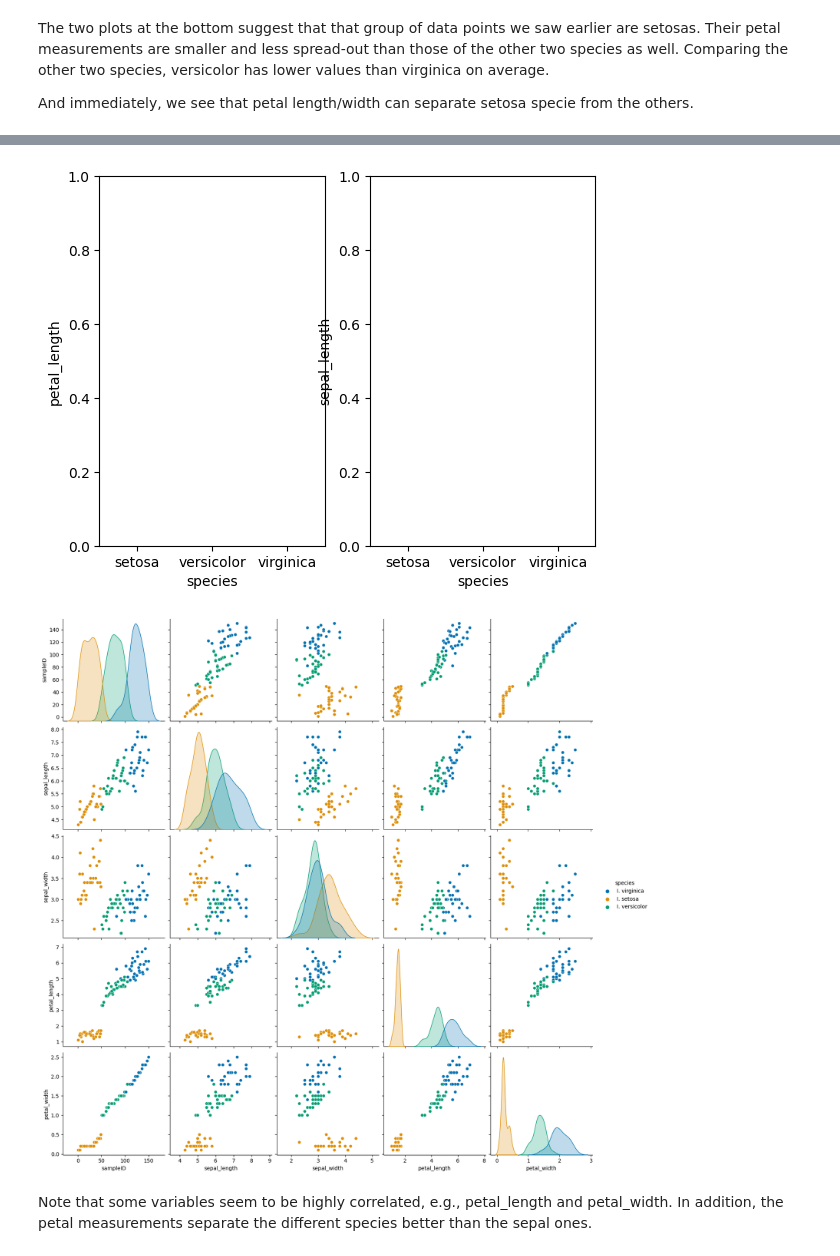
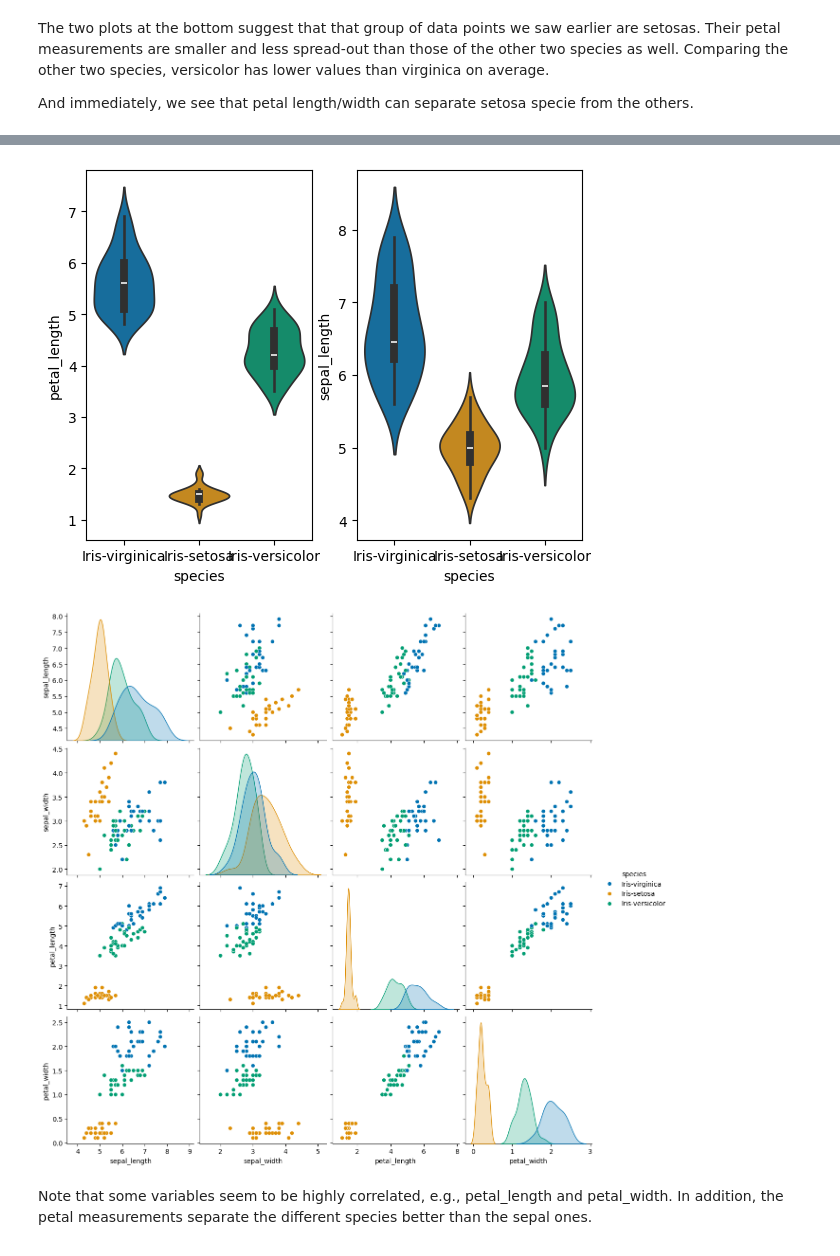
Before and after one commit to sawubona-repo/BINA-FS24-WORK, a Jupyter notebook: LB09-Clustering+Classification/Python/Python_CLASSIFICATION_Iris_Data.ipynb, the cells around one changed output, grey strips where cells are left out. Cells and saved outputs as stored; diff of their text form; code cells hidden in the pictures.

Commit message:
Classification Notebook updated

```diff
--- a/LB09-Clustering+Classification/Python/Python_CLASSIFICATION_Iris_Data.ipynb
+++ b/LB09-Clustering+Classification/Python/Python_CLASSIFICATION_Iris_Data.ipynb
@@ -56,6 +56,9 @@ from sklearn.linear_model import LogisticRegression
 **Note:** load the IRIS dataset through url from the *UCI Machine Learning* website
 # %%
 url = 'http://archive.ics.uci.edu/ml/machine-learning-databases/iris/iris.data'
-attributes = ["sepal_length", "sepal_width", "petal_length", "petal_width", "class"]
-dataset = pd.read_csv(url, names = attributes)
-dataset.columns = attributes
+
+attributes = ["sepal_length", "sepal_width", "petal_length", "petal_width", "species"]
+
+iris_dataset = pd.read_csv(url, names = attributes)
+
+iris_dataset.columns = attributes
@@ -78,6 +65,9 @@ dataset
+# %%
+iris_dataset
+data = iris_dataset
 # %%
 # or load through the IRIS dataset via github csv file
-data = pd.read_csv('https://github.com/sawubona-gmbh/BINA-FS23-WORK/raw/main/LB09-ClusteringClassification/Python/SampleData_Iris-v2.csv', decimal=',', sep=';')
+# data = pd.read_csv('https://github.com/sawubona-gmbh/BINA-FS23-WORK/raw/main/LB09-ClusteringClassification/Python/SampleData_Iris-v2.csv', decimal=',', sep=';')
 # %%
 data.head(5)
 # %% [output]
@@ -238,18 +183,18 @@ WARNING:matplotlib.legend:No artists with labels found to put in legend.  Note t
 # %%
 # Draw Histogram (violin) plot by species, using the seaborn function
 # Note: Violin plot is another type of visualization, which combines the benefit of both histogram and box plot
 
 fig, axs = plt.subplots(1, 2)
 
-ax1= sns.violinplot(x="species", y="petal_length", data=train, size=5, order = cn, palette = 'colorblind',ax = axs[0]);
-ax2= sns.violinplot(x="species", y="sepal_length", data=train, size=5, order = cn, palette = 'colorblind',ax = axs[1]);
+ax1= sns.violinplot(x="species", y="petal_length", data=train, hue='species', palette = 'colorblind', legend=False, ax = axs[0]);
+ax2= sns.violinplot(x="species", y="sepal_length", data=train, hue='species', palette = 'colorblind', legend=False, ax = axs[1]);
 # %% [output]
-[figure, old version]
+[figure, new version]
 # %%
 # Analyze bivariate relationship using Scatterplots
 
 sns.pairplot(train, hue="species", height = 3, palette = 'colorblind');
 # %% [output]
-[figure, old version]
+[figure, new version]
 # %% [markdown]
 Note that some variables seem to be highly correlated, e.g., petal_length and petal_width. In addition, the petal measurements separate the different species better than the sepal ones.
```
Also changed, not shown: parts of 31 cells of this notebook, 4 other files.
